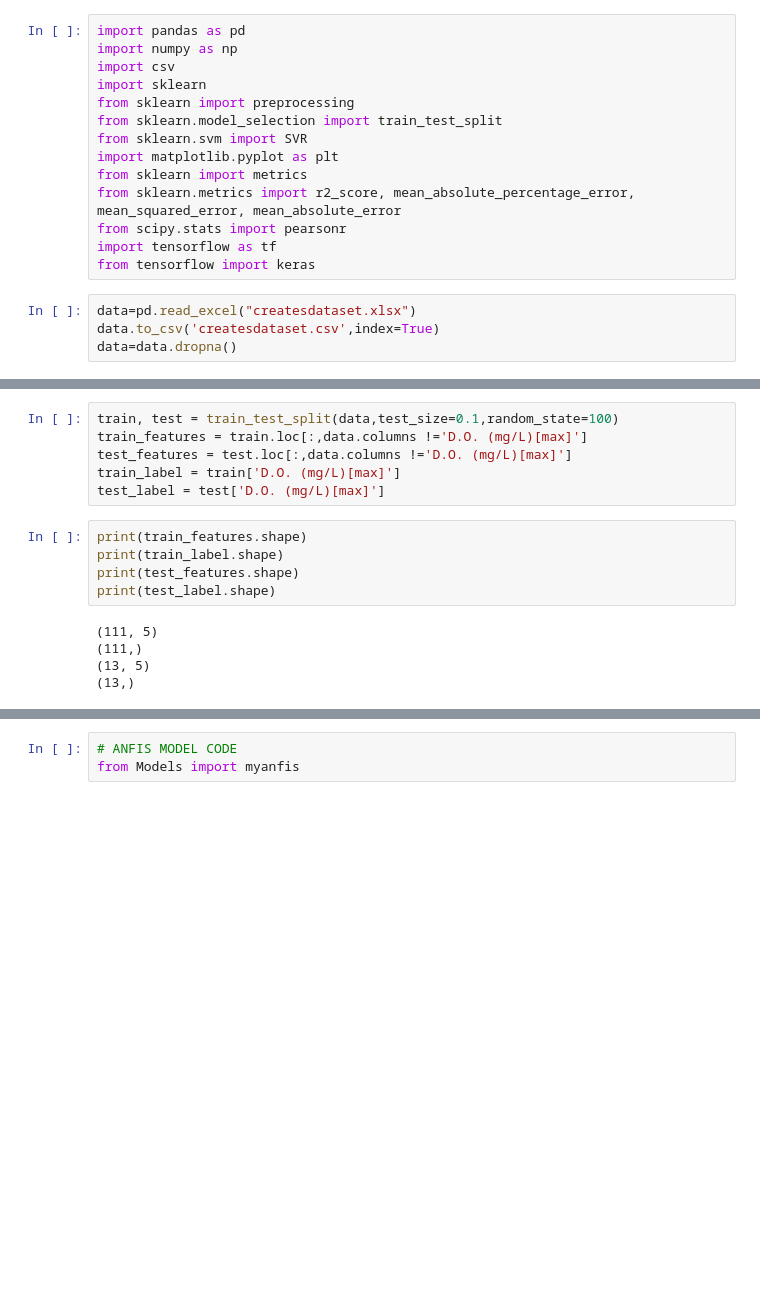
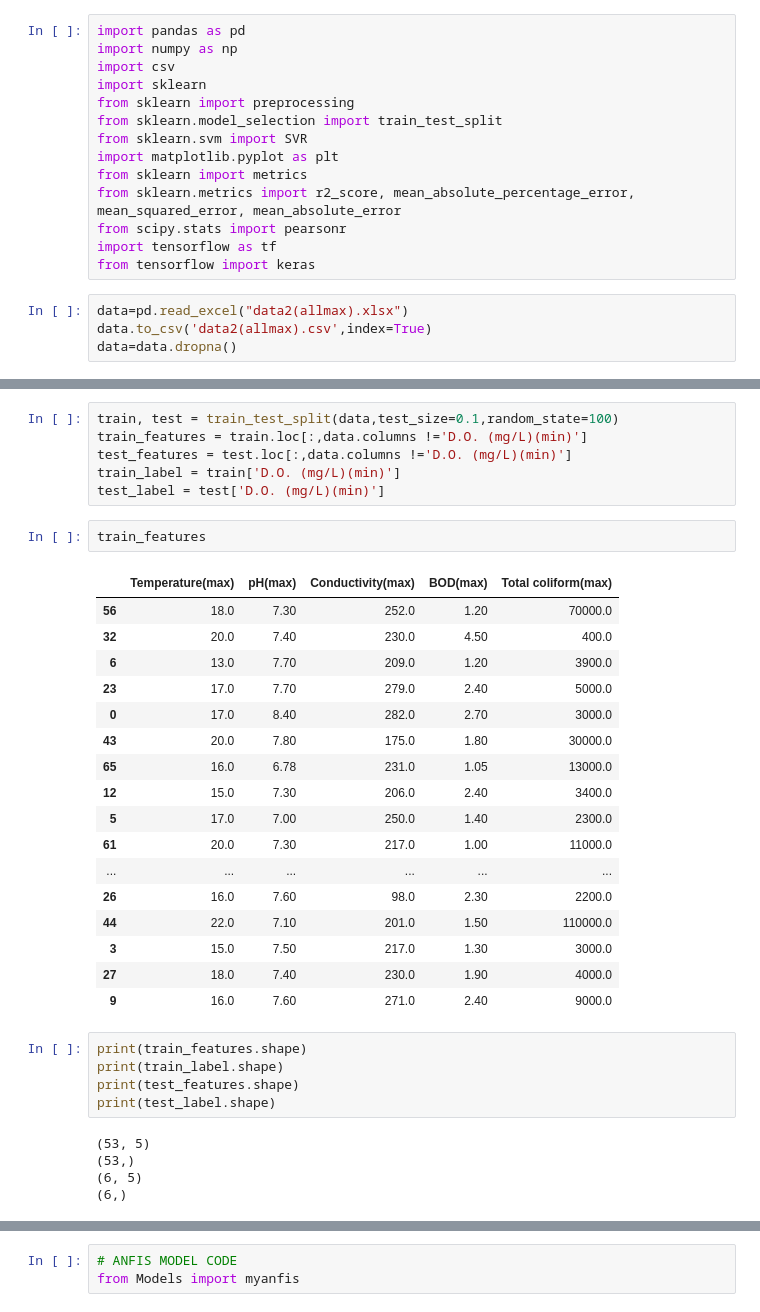
Before and after one commit to ArifDev99/water-quality-prediction-using-ANFIS, a Jupyter notebook: Dataset2.ipynb, the cells around one changed output, grey strips where cells are left out. Cells and saved outputs as stored; diff of their text form; blank space fills up the shorter version.

```diff
--- a/Dataset2.ipynb
+++ b/Dataset2.ipynb
@@ -13,6 +13,6 @@ from scipy.stats import pearsonr
 import tensorflow as tf
 from tensorflow import keras
 # %%
-data=pd.read_excel("createsdataset.xlsx")
-data.to_csv('createsdataset.csv',index=True)
+data=pd.read_excel("data2(allmax).xlsx")
+data.to_csv('data2(allmax).csv',index=True)
 data=data.dropna()
@@ -39,17 +28,37 @@ print(data.head)
 # %%
 train, test = train_test_split(data,test_size=0.1,random_state=100)
-train_features = train.loc[:,data.columns !='D.O. (mg/L)[max]']
-test_features = test.loc[:,data.columns !='D.O. (mg/L)[max]']
-train_label = train['D.O. (mg/L)[max]']
-test_label = test['D.O. (mg/L)[max]']
+train_features = train.loc[:,data.columns !='D.O. (mg/L)(min)']
+test_features = test.loc[:,data.columns !='D.O. (mg/L)(min)']
+train_label = train['D.O. (mg/L)(min)']
+test_label = test['D.O. (mg/L)(min)']
+# %%
+train_features
+# %% [output]
+|  | Temperature(max) | pH(max) | Conductivity(max) | BOD(max) | Total coliform(max) |
+| 56 | 18.0 | 7.30 | 252.0 | 1.20 | 70000.0 |
+| 32 | 20.0 | 7.40 | 230.0 | 4.50 | 400.0 |
+| 6 | 13.0 | 7.70 | 209.0 | 1.20 | 3900.0 |
+| 23 | 17.0 | 7.70 | 279.0 | 2.40 | 5000.0 |
+| 0 | 17.0 | 8.40 | 282.0 | 2.70 | 3000.0 |
+| 43 | 20.0 | 7.80 | 175.0 | 1.80 | 30000.0 |
+| 65 | 16.0 | 6.78 | 231.0 | 1.05 | 13000.0 |
+| 12 | 15.0 | 7.30 | 206.0 | 2.40 | 3400.0 |
+| 5 | 17.0 | 7.00 | 250.0 | 1.40 | 2300.0 |
+| 61 | 20.0 | 7.30 | 217.0 | 1.00 | 11000.0 |
+| ... | ... | ... | ... | ... | ... |
+| 26 | 16.0 | 7.60 | 98.0 | 2.30 | 2200.0 |
+| 44 | 22.0 | 7.10 | 201.0 | 1.50 | 110000.0 |
+| 3 | 15.0 | 7.50 | 217.0 | 1.30 | 3000.0 |
+| 27 | 18.0 | 7.40 | 230.0 | 1.90 | 4000.0 |
+| 9 | 16.0 | 7.60 | 271.0 | 2.40 | 9000.0 |
 # %%
 print(train_features.shape)
 print(train_label.shape)
 print(test_features.shape)
 print(test_label.shape)
 # %% [output]
-(111, 5)
-(111,)
-(13, 5)
-(13,)
+(53, 5)
+(53,)
+(6, 5)
+(6,)
 # %%
```
Also changed, not shown: parts of 7 cells of this notebook, 6 other files.
